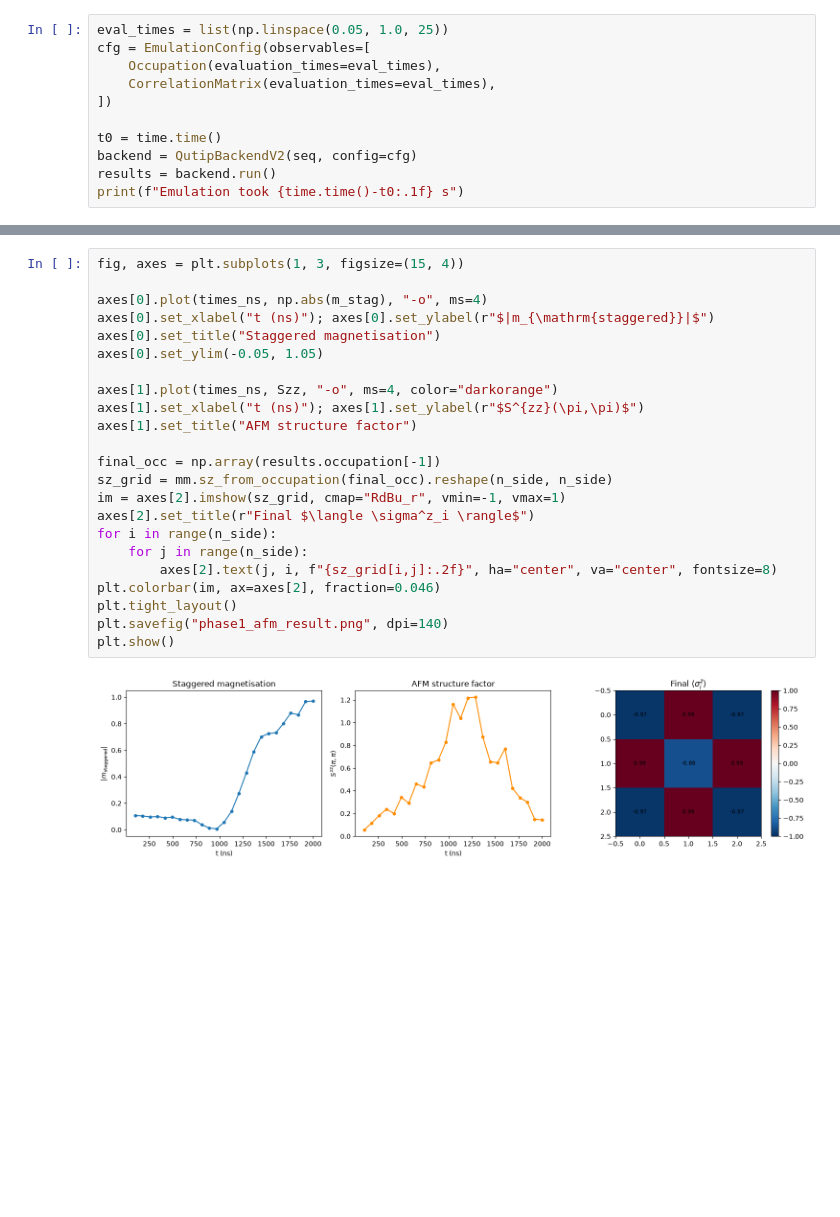
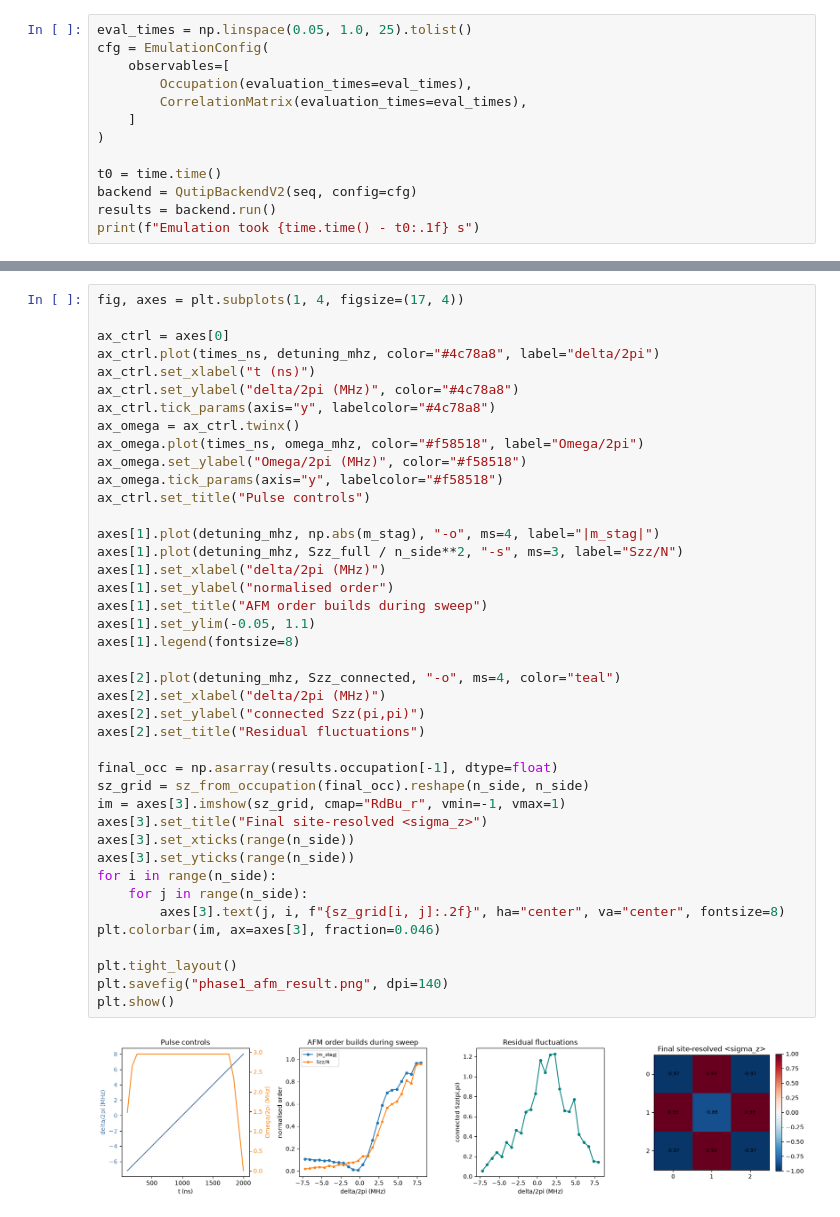
Before and after one commit to oyewodayo/tmmggao4_quantum_twin, a Jupyter notebook: notebooks/01_phase1_afm_prep.ipynb, the cells around one changed output, grey strips where cells are left out. Saved outputs shown, nothing was run; the diff lists cells and outputs as text; blank space fills up the shorter version.

```diff
--- a/notebooks/01_phase1_afm_prep.ipynb
+++ b/notebooks/01_phase1_afm_prep.ipynb
@@ -87,13 +176,15 @@ Sequence duration: 2000 ns
 [figure]
 # %%
-eval_times = list(np.linspace(0.05, 1.0, 25))
-cfg = EmulationConfig(observables=[
-    Occupation(evaluation_times=eval_times),
-    CorrelationMatrix(evaluation_times=eval_times),
-])
+eval_times = np.linspace(0.05, 1.0, 25).tolist()
+cfg = EmulationConfig(
+    observables=[
+        Occupation(evaluation_times=eval_times),
+        CorrelationMatrix(evaluation_times=eval_times),
+    ]
+)
 
 t0 = time.time()
 backend = QutipBackendV2(seq, config=cfg)
 results = backend.run()
-print(f"Emulation took {time.time()-t0:.1f} s")
+print(f"Emulation took {time.time() - t0:.1f} s")
 # %% [output]
@@ -152,26 +222,44 @@ Final S^zz(pi,pi) = 0.1436
 # %%
-fig, axes = plt.subplots(1, 3, figsize=(15, 4))
+fig, axes = plt.subplots(1, 4, figsize=(17, 4))
 
-axes[0].plot(times_ns, np.abs(m_stag), "-o", ms=4)
-axes[0].set_xlabel("t (ns)"); axes[0].set_ylabel(r"$|m_{\mathrm{staggered}}|$")
-axes[0].set_title("Staggered magnetisation")
-axes[0].set_ylim(-0.05, 1.05)
+ax_ctrl = axes[0]
+ax_ctrl.plot(times_ns, detuning_mhz, color="#4c78a8", label="delta/2pi")
+ax_ctrl.set_xlabel("t (ns)")
+ax_ctrl.set_ylabel("delta/2pi (MHz)", color="#4c78a8")
+ax_ctrl.tick_params(axis="y", labelcolor="#4c78a8")
+ax_omega = ax_ctrl.twinx()
+ax_omega.plot(times_ns, omega_mhz, color="#f58518", label="Omega/2pi")
+ax_omega.set_ylabel("Omega/2pi (MHz)", color="#f58518")
+ax_omega.tick_params(axis="y", labelcolor="#f58518")
+ax_ctrl.set_title("Pulse controls")
 
-axes[1].plot(times_ns, Szz, "-o", ms=4, color="darkorange")
-axes[1].set_xlabel("t (ns)"); axes[1].set_ylabel(r"$S^{zz}(\pi,\pi)$")
-axes[1].set_title("AFM structure factor")
+axes[1].plot(detuning_mhz, np.abs(m_stag), "-o", ms=4, label="|m_stag|")
+axes[1].plot(detuning_mhz, Szz_full / n_side**2, "-s", ms=3, label="Szz/N")
+axes[1].set_xlabel("delta/2pi (MHz)")
+axes[1].set_ylabel("normalised order")
+axes[1].set_title("AFM order builds during sweep")
+axes[1].set_ylim(-0.05, 1.1)
+axes[1].legend(fontsize=8)
 
-final_occ = np.array(results.occupation[-1])
-sz_grid = mm.sz_from_occupation(final_occ).reshape(n_side, n_side)
-im = axes[2].imshow(sz_grid, cmap="RdBu_r", vmin=-1, vmax=1)
-axes[2].set_title(r"Final $\langle \sigma^z_i \rangle$")
+axes[2].plot(detuning_mhz, Szz_connected, "-o", ms=4, color="teal")
+axes[2].set_xlabel("delta/2pi (MHz)")
+axes[2].set_ylabel("connected Szz(pi,pi)")
+axes[2].set_title("Residual fluctuations")
+
+final_occ = np.asarray(results.occupation[-1], dtype=float)
+sz_grid = sz_from_occupation(final_occ).reshape(n_side, n_side)
+im = axes[3].imshow(sz_grid, cmap="RdBu_r", vmin=-1, vmax=1)
+axes[3].set_title("Final site-resolved <sigma_z>")
+axes[3].set_xticks(range(n_side))
+axes[3].set_yticks(range(n_side))
 for i in range(n_side):
     for j in range(n_side):
-        axes[2].text(j, i, f"{sz_grid[i,j]:.2f}", ha="center", va="center", fontsize=8)
-plt.colorbar(im, ax=axes[2], fraction=0.046)
+        axes[3].text(j, i, f"{sz_grid[i, j]:.2f}", ha="center", va="center", fontsize=8)
+plt.colorbar(im, ax=axes[3], fraction=0.046)
+
 plt.tight_layout()
 plt.savefig("phase1_afm_result.png", dpi=140)
 plt.show()
 # %% [output]
-[figure, old version]
+[figure, new version]
 # %% [markdown]
```
Also changed, not shown: parts of 12 cells of this notebook, 22 other files.
